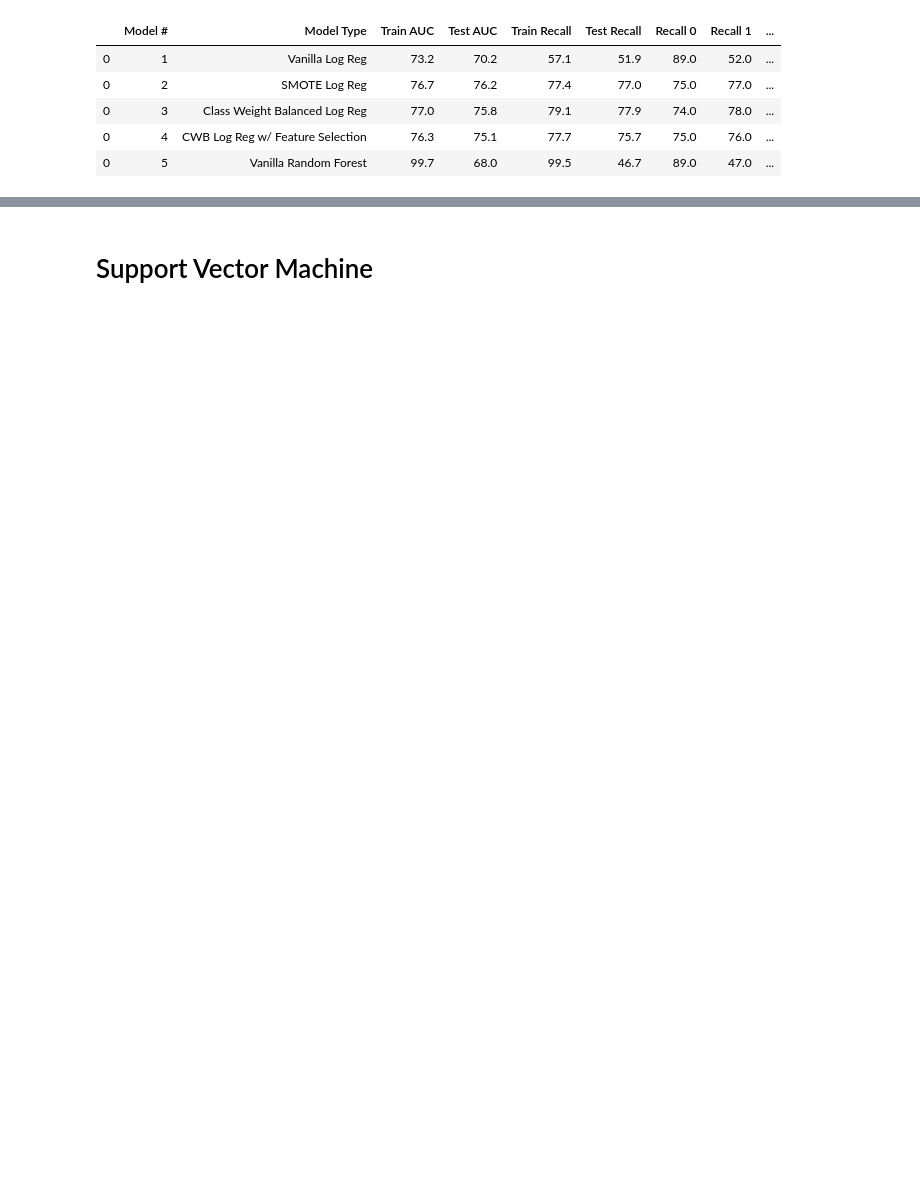
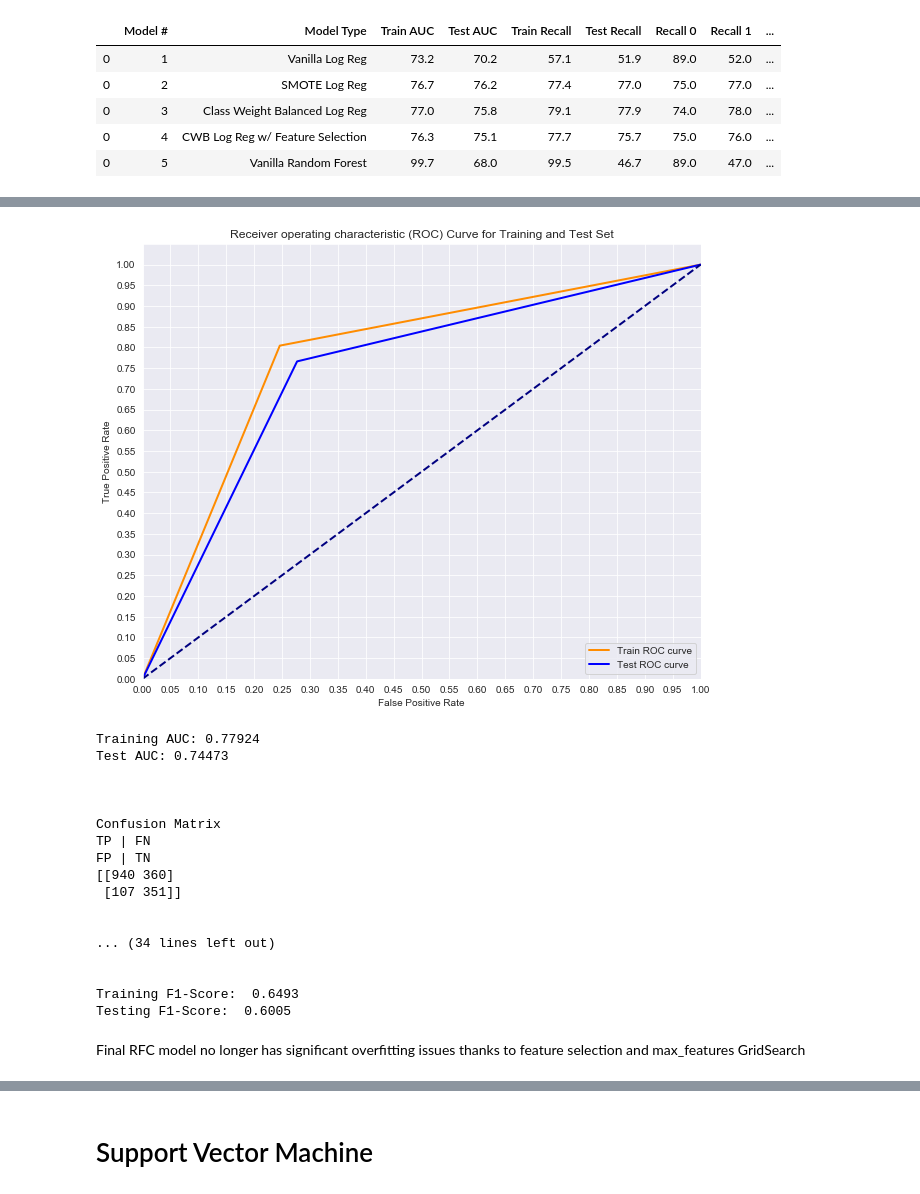
Before and after one commit to will4865/dsc-mod-3-project-v2-1-onl01-dtsc-ft-030220, a Jupyter notebook: student.ipynb, the cells around one changed output, grey strips where cells are left out. Saved outputs shown, nothing was run; the diff lists cells and outputs as text; code cells hidden in the pictures; blank space fills up the shorter version.

```diff
--- a/student.ipynb
+++ b/student.ipynb
@@ -847,0 +914,14 @@ y_hat_test = clf.predict(X_test)
+# %%
+forest = RandomForestClassifier()
+param_grid = {
+    'max_features' : ['auto','log2'],
+    'criterion' : ['gini','entropy'],
+    'n_estimators' : [100, 150, 200, 250, 300],
+    'max_depth' : [5,6,7,8,9,10],
+    'min_samples_split' : [2, 5, 10, 15],
+    'min_samples_leaf' : [1, 2, 5, 10]
+}
+forest = GridSearchCV(forest, param_grid, cv=3, n_jobs=-1)
+forest.fit(X_train_forest, y_train_forest)
+
+forest.best_params_
@@ -847,0 +935,3 @@ y_hat_test = clf.predict(X_test)
+# %%
+forest = RandomForestClassifier(n_estimators=100, criterion='gini', min_samples_leaf = 10, min_samples_split = 15, max_depth = 5, class_weight='balanced', max_features='log2')
+forest.fit(X_train_forest,y_train_forest)
@@ -847,0 +946,23 @@ y_hat_test = clf.predict(X_test)
+# %%
+quick_model_eval(X_train_forest, X_test_forest, y_train_forest, y_test_forest,model=forest)
+# %% [output]
+[figure, added]
+Training AUC: 0.77924
+Test AUC: 0.74473
+
+
+
+Confusion Matrix
+TP | FN
+FP | TN
+[[940 360]
+ [107 351]]
+
+
+... (34 lines left out)
+
+
+Training F1-Score:  0.6493
+Testing F1-Score:  0.6005
+# %% [markdown]
+Final RFC model no longer has significant overfitting issues thanks to feature selection and max_features GridSearch
```
Also changed, not shown: parts of 127 cells of this notebook.
